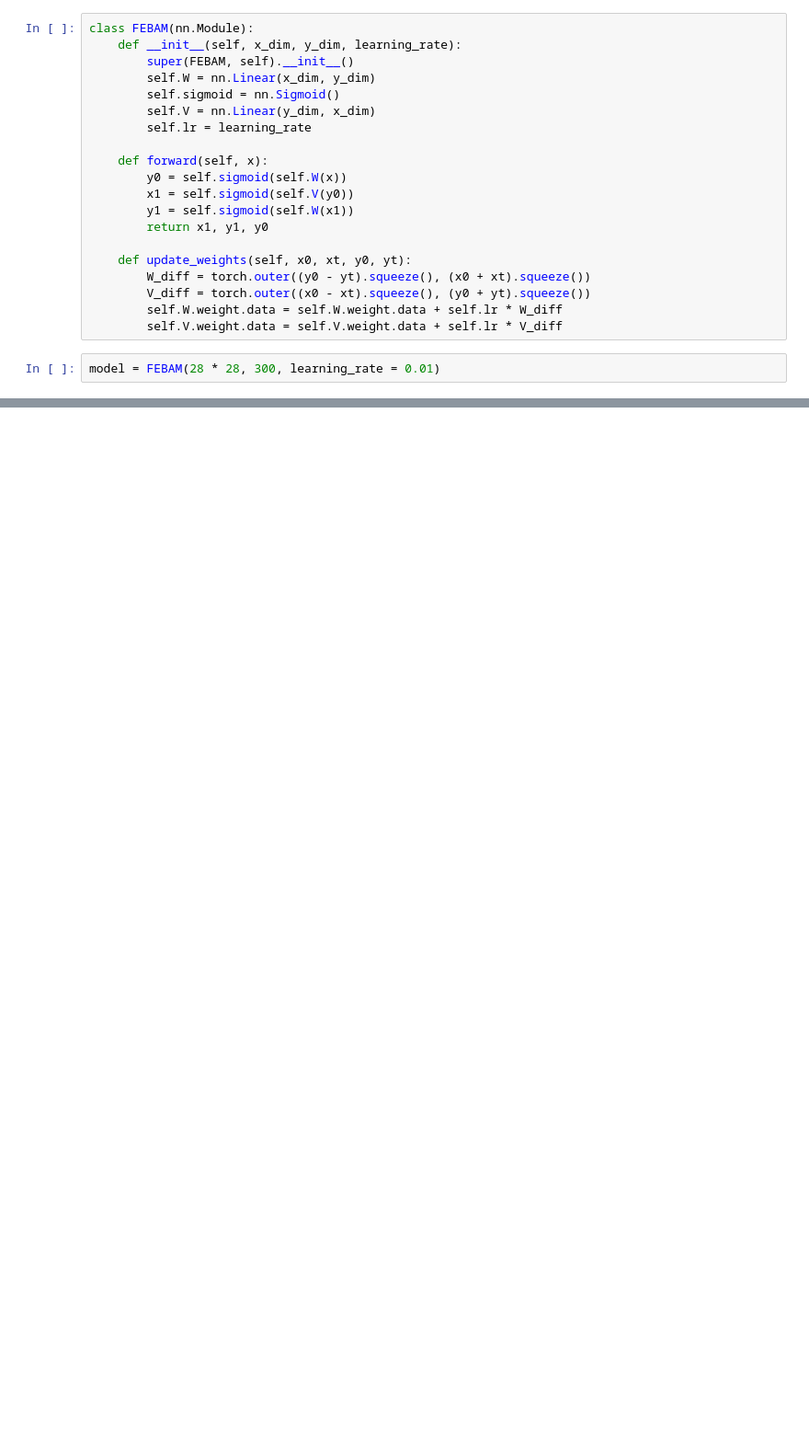
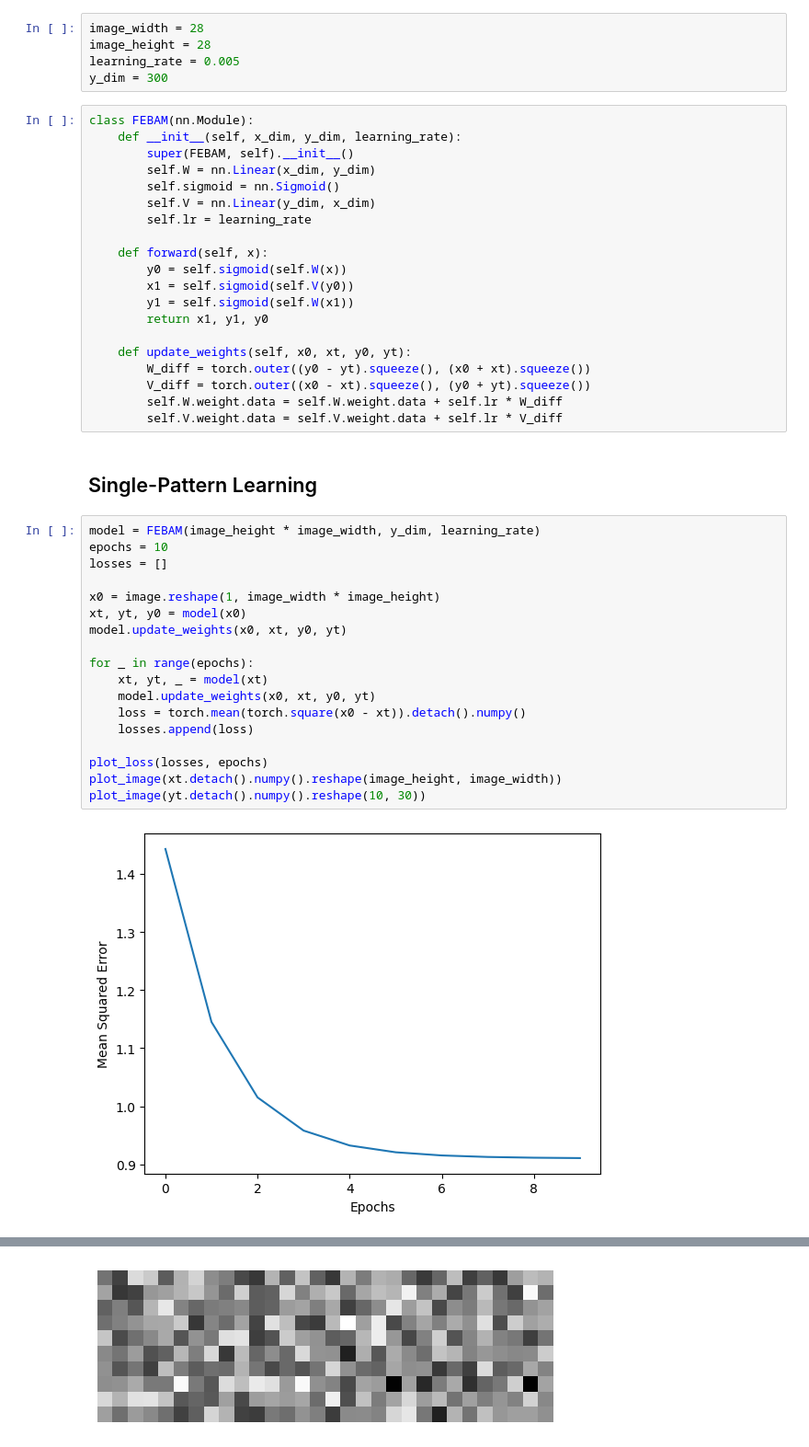
Before and after one commit to hayden-donnelly/febam, a Jupyter notebook: scripts/febam.ipynb, the cells around one changed output, grey strips where cells are left out. Shown at 92% size. Cells and saved outputs as stored; diff of their text form; blank space fills up the shorter version.

```diff
--- a/scripts/febam.ipynb
+++ b/scripts/febam.ipynb
@@ -33,3 +48,8 @@ plt.show()
+# %%
+image_width = 28
+image_height = 28
+learning_rate = 0.005
+y_dim = 300
 # %%
 class FEBAM(nn.Module):
     def __init__(self, x_dim, y_dim, learning_rate):
@@ -50,5 +70,25 @@ class FEBAM(nn.Module):
         V_diff = torch.outer((x0 - xt).squeeze(), (y0 + yt).squeeze())
         self.W.weight.data = self.W.weight.data + self.lr * W_diff
         self.V.weight.data = self.V.weight.data + self.lr * V_diff
-# %%
-model = FEBAM(28 * 28, 300, learning_rate = 0.01)
+# %% [markdown]
+## Single-Pattern Learning
+# %%
+model = FEBAM(image_height * image_width, y_dim, learning_rate)
+epochs = 10
+losses = []
+
+x0 = image.reshape(1, image_width * image_height)
+xt, yt, y0 = model(x0)
+model.update_weights(x0, xt, y0, yt)
+
+for _ in range(epochs):
+    xt, yt, _ = model(xt)
+    model.update_weights(x0, xt, y0, yt)
+    loss = torch.mean(torch.square(x0 - xt)).detach().numpy()
+    losses.append(loss)
+
+plot_loss(losses, epochs)
+plot_image(xt.detach().numpy().reshape(image_height, image_width))
+plot_image(yt.detach().numpy().reshape(10, 30))
+# %% [output]
+[figure, added]
@@ -54,0 +96 @@ model = FEBAM(28 * 28, 300, learning_rate = 0.01)
+[figure, added]
```
Also changed, not shown: parts of 8 cells of this notebook.
